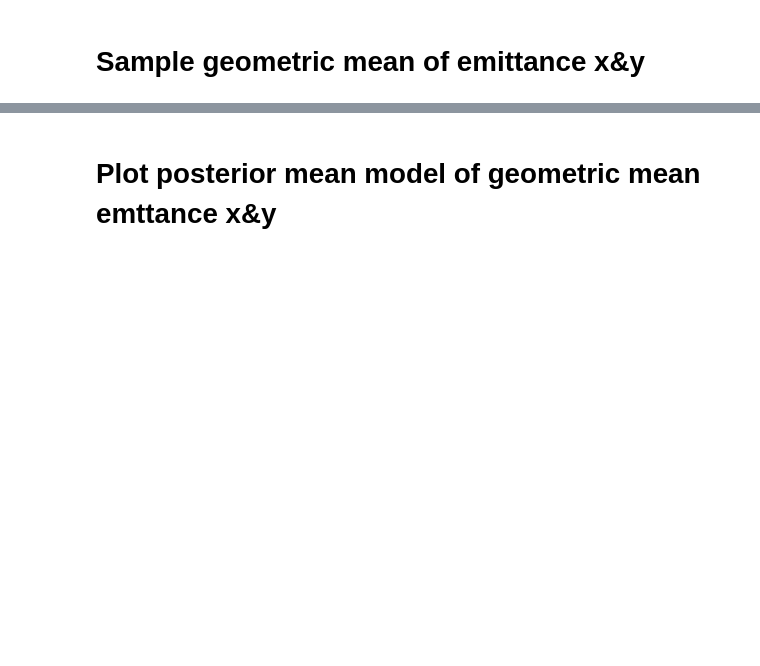
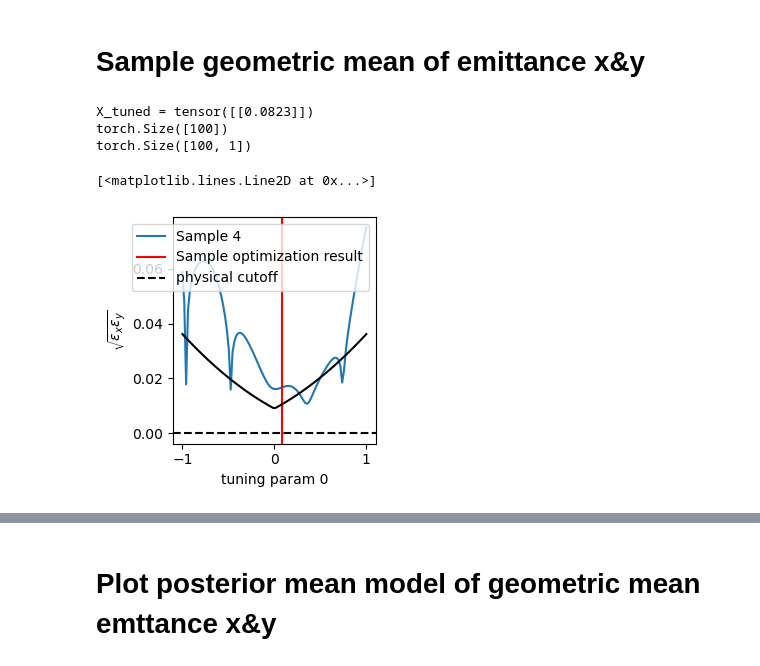
Before and after one commit to roussel-ryan/emitopt, a Jupyter notebook: examples/bax-emittance-xy-minimization-toy-model-2d.ipynb, the cells around one changed output, grey strips where cells are left out. Drawn from its saved outputs; the diff is of its cells as text; code cells hidden in the pictures; blank space fills up the shorter version.

```diff
--- a/examples/bax-emittance-xy-minimization-toy-model-2d.ipynb
+++ b/examples/bax-emittance-xy-minimization-toy-model-2d.ipynb
@@ -47,9 +47,9 @@ else:
 ndim = 2 #number of input dimensions
 noise = False #whether to add noise to the ground-truth beam size function outputs
 meas_dim = 1 #input dimension for measurement parameter
-n_obs_init = 5 #number of random initial observations for GP model
+n_obs_init = 50 #number of random initial observations for GP model
 n_samples = 10 #number of posterior samples for BAX
-n_iter = 20 #number of optimization steps for Xopt to take (after acquiring random initial data)
+n_iter = 1 #number of optimization steps for Xopt to take (after acquiring random initial data)
 rand_seed = 2
 
 #random seeds for reproducibility
@@ -89,6 +89,7 @@ sim = BeamSim(bunch_params=BUNCH_PARAMS0, beamline_info=CONFIG['beamline_info'])
 var_names = ['x' + str(i) for i in range(ndim)]
 meas_param = var_names[meas_dim]
 
+scale = 1.e6
 def measure_beamsize(input_dict):
     x_tuning = torch.tensor([])
     for key in input_dict.keys():
@@ -97,10 +98,22 @@ def measure_beamsize(input_dict):
     rms_beamsizes0 = np.array(sim.beam_size_meas(input_dict[meas_param]))
     detuning_scale = 1. + x_tuning.abs().sum().cpu()
     xrms, yrms = detuning_scale * rms_beamsizes0
-    return {'xrms_sq': float(xrms)**2.*1.e6,
-            'yrms_sq': float(yrms)**2.*1.e6} # mean-square beam sizes in mm squared
+    return {'xrms_sq': float(xrms)**2.*scale,
+            'yrms_sq': float(yrms)**2.*scale} # mean-square beam sizes in mm squared
 
+from emitopt.beam_dynamics import get_quad_scale_factor
+scale_factor = get_quad_scale_factor(E=.08, q_len=q_len)
+# scale_factor = 1.
+q = torch.linspace(-3,3,11)
+bss = torch.tensor([np.array(sim.beam_size_meas(v))**2*scale for v in q.numpy()]).T
+k = scale_factor*q
+ks = torch.stack((k,-k))
+rmats = torch.stack((rmat_x, rmat_y))
+emit, bmag, sig, is_valid = compute_emit_bmag(ks, bss, q_len, rmats, get_bmag=False, thick=True)
+gt_emit_min = (emit[0]*emit[1]).sqrt()
 def ground_truth_geometric_mean_emittance(emit_min, x_tuning):
     detuning_scale = 1. + x_tuning.abs().sum(dim=1)
     emit = emit_min * detuning_scale**2
     return emit
+
+print('Ground truth minimum emit:', gt_emit_min)
@@ -160,7 +122,7 @@ def ground_truth_geometric_mean_emittance(emit_min, x_tuning):
 # %% [markdown]
 # Construct vocs
 # %%
-variables = {var_name: [-2,2] for var_name in var_names}
+variables = {var_name: [-1,1] for var_name in var_names}
 variables[meas_param] = [-3,3] #overwrite bounds for measurement parameter to capture minimum of single-quadrupole optical model
 
 #construct vocs
@@ -221,9 +183,6 @@ numerical_optimizer = LBFGSOptimizer(
 # Construct generator, evaluator, Xopt objects
 # %%
 #Prepare Algorithm
-from emitopt.beam_dynamics import get_quad_scale_factor
-scale_factor = get_quad_scale_factor(E=.08, q_len=q_len)
-# scale_factor = 1.
 algo_kwargs = {
         'x_key': 'xrms_sq',
         'y_key': 'yrms_sq',
@@ -235,12 +194,13 @@ algo_kwargs = {
         'meas_dim': meas_dim,
         'n_steps_measurement_param': 11,
 #         'scipy_options': None,
+        'thick_quad': True,
 }
 algo = ScipyMinimizeEmittanceXY(**algo_kwargs)
 
 #construct BAX generator
 generator = BaxGenerator(vocs=vocs,
-                         gp_constructor=model_constructor,
+#                          gp_constructor=model_constructor,
                          numerical_optimizer=numerical_optimizer,
                          algorithm=algo,
                          use_cuda=use_cuda)
@@ -638,3 +401,23 @@ plot_pathwise_sample_emittance_minimization_results(optimizer, 5)
+# %%
+from emitopt.plot_utils import plot_pathwise_sample_emittance_minimization_results
+sid = 4
+X_tuned = optimizer.generator.algorithm_results['x_tuning_best'][sid:sid+1, 0, :]
+
+fig, ax = plot_pathwise_sample_emittance_minimization_results(optimizer, sid)#, ground_truth_emittance_fn=ground_truth_geometric_mean_emittance)
+X_tuning_scan = X_tuned.repeat(100,1)
+ls = torch.linspace(*optimizer.vocs.bounds.T[0],100)
+# ls = torch.linspace(-1,1,100)
+X_tuning_scan[:,i] = ls
+gt_emit_xy = ground_truth_geometric_mean_emittance(emit_min=gt_emit_min, x_tuning=X_tuning_scan)
+print(ls.shape)
+print(X_tuning_scan.shape)
+ax.plot(ls, gt_emit_xy, c='k', label='ground truth')
+# %% [output]
+X_tuned = tensor([[0.0823]])
+torch.Size([100])
+torch.Size([100, 1])
+[<matplotlib.lines.Line2D at 0x...>]
+[figure, added]
 # %%
 from emitopt.plot_utils import post_path_emit_squared_thick_quad
 
```
Also changed, not shown: parts of 21 cells of this notebook, 4 other files.
